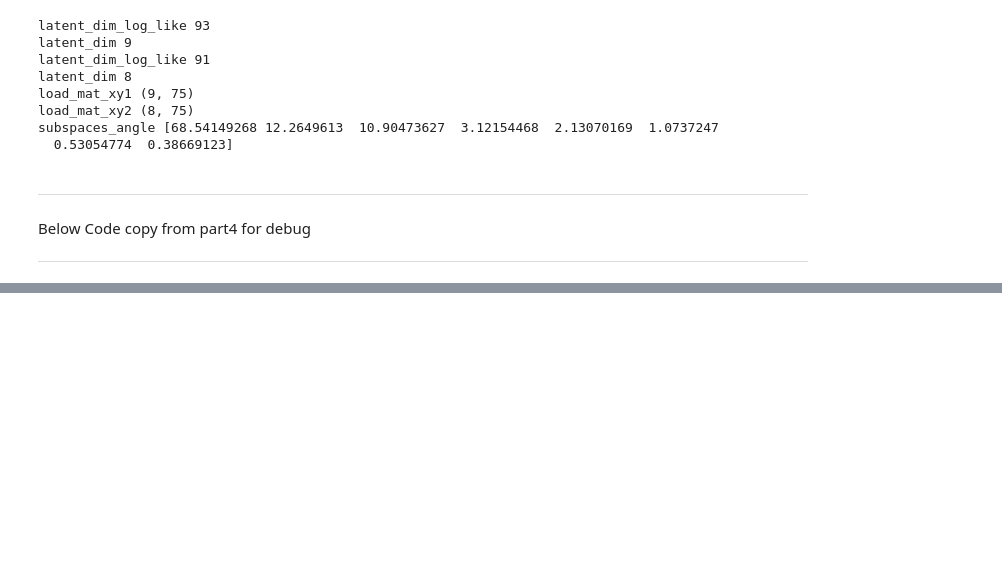
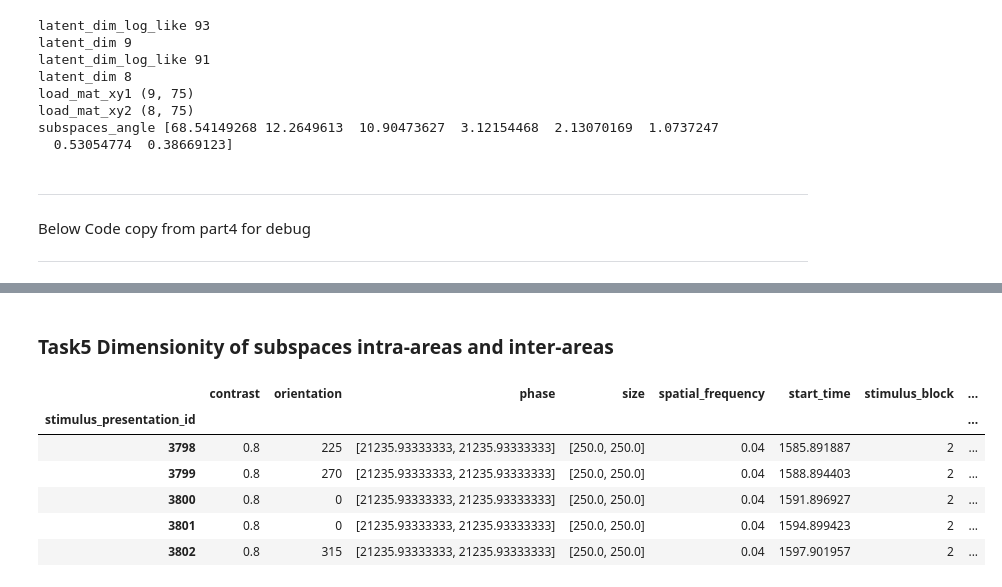
Before and after one commit to Jp-17/Coding_learning, a Jupyter notebook: Project_explore/Information flow across areas/CS_CCA_part3.ipynb, the cells around one changed output, grey strips where cells are left out. Cells and saved outputs as stored; diff of their text form; code cells hidden in the pictures; blank space fills up the shorter version.

Commit message:
run across areas

```diff
--- a/Project_explore/Information flow across areas/CS_CCA_part3.ipynb
+++ b/Project_explore/Information flow across areas/CS_CCA_part3.ipynb
@@ -737,0 +539,17 @@ plot_feedforward_ratio(corr_matrix_delay, area_1, area_2)
+# %% [markdown]
+### Task5 Dimensionity of subspaces intra-areas and inter-areas
+# %%
+basepath = "/home/jialab/Allensdk_data/local/ecephys_cache_dir/"
+manifest_path = os.path.join(basepath, "manifest.json")
+cache = EcephysProjectCache.from_warehouse(manifest=manifest_path)
+session = cache.get_session_data(755434585)
+drift_stim_table = session.get_stimulus_table('drifting_gratings')
+drift_stim_table.head()
+# %% [output]
+|  | contrast | orientation | phase | size | spatial_frequency | start_time | stimulus_block | ... |
+| stimulus_presentation_id |  |  |  |  |  |  |  | ... |
+| 3798 | 0.8 | 225 | [21235.93333333, 21235.93333333] | [250.0, 250.0] | 0.04 | 1585.891887 | 2 | ... |
+| 3799 | 0.8 | 270 | [21235.93333333, 21235.93333333] | [250.0, 250.0] | 0.04 | 1588.894403 | 2 | ... |
+| 3800 | 0.8 | 0 | [21235.93333333, 21235.93333333] | [250.0, 250.0] | 0.04 | 1591.896927 | 2 | ... |
+| 3801 | 0.8 | 0 | [21235.93333333, 21235.93333333] | [250.0, 250.0] | 0.04 | 1594.899423 | 2 | ... |
+| 3802 | 0.8 | 315 | [21235.93333333, 21235.93333333] | [250.0, 250.0] | 0.04 | 1597.901957 | 2 | ... |
```
Also changed, not shown: parts of 8 cells of this notebook, 4 other files.
